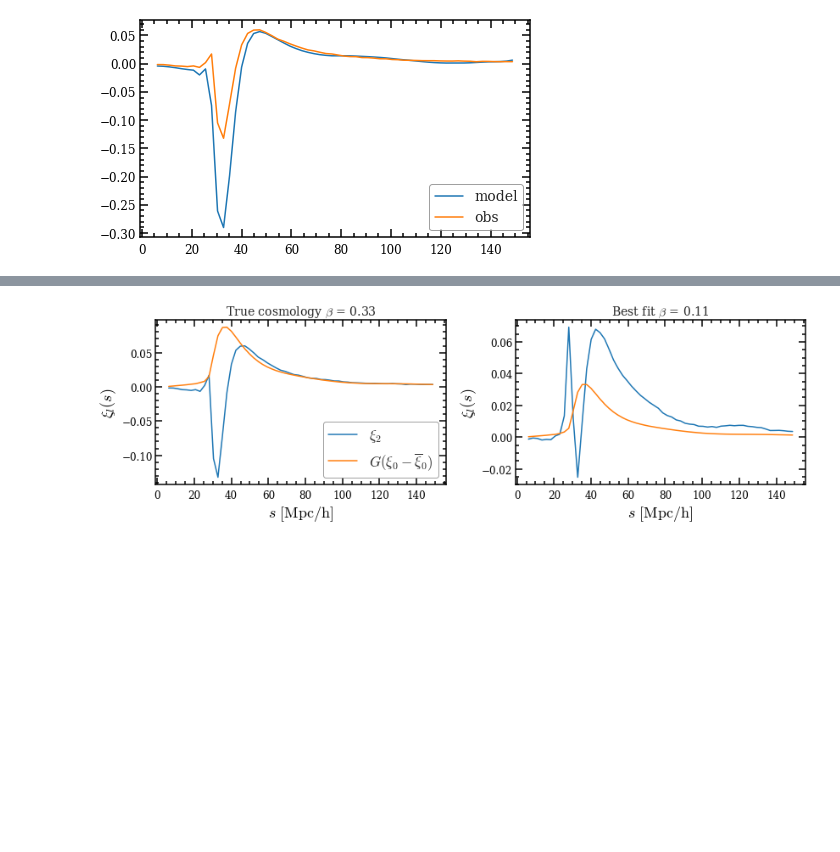
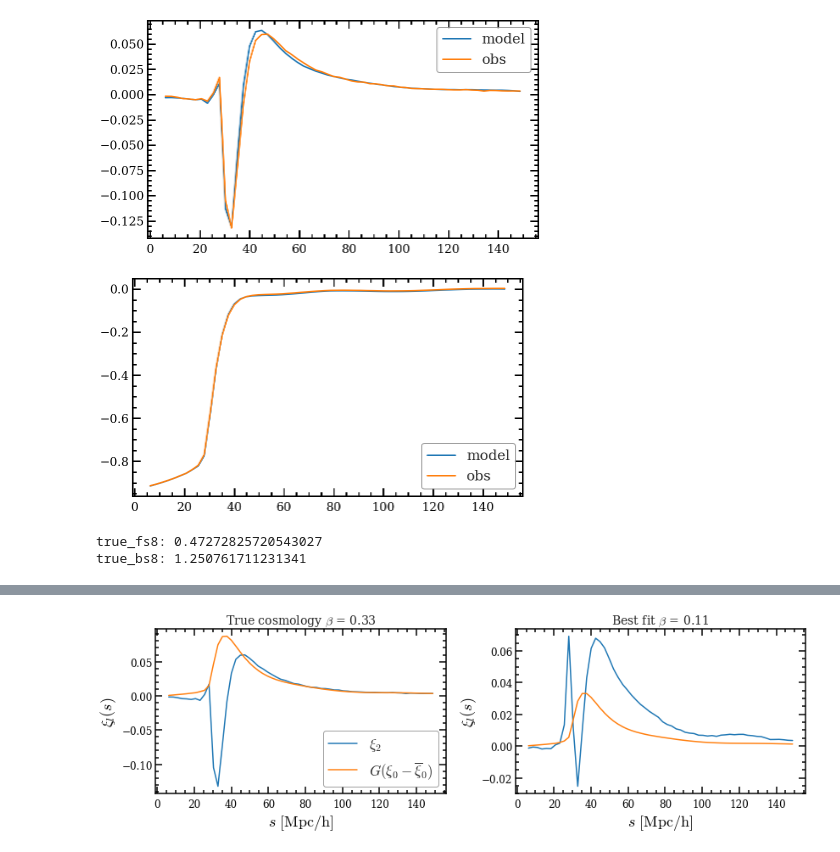
Before and after one commit to epaillas/old_VoidFinder, a Jupyter notebook: plot_mcmc.ipynb, the cells around one changed output, grey strips where cells are left out. Drawn from its saved outputs; the diff is of its cells as text; code cells hidden in the pictures; blank space fills up the shorter version.

```diff
--- a/plot_mcmc.ipynb
+++ b/plot_mcmc.ipynb
@@ -24,33 +25,42 @@ Setting up Void RSD model #5 .
-# %%
-%matplotlib inline
-plt.style.use('enrique')
-
-fig, ax = plt.subplots(1, figsize=(7,4))
-
-s = model.s_for_xi
-mu = model.mu_for_xi
-sigma_v = 300
-alpha = 1.0
-epsilon = 1.0
-alpha_para = alpha * epsilon ** (-2/3)
-alpha_perp = epsilon * alpha_para
-fs8 = 0.47
-bs8 = 0.45
-
-xi0_model, xibar_model, xi2_model = model.theory_multipoles(fs8, bs8, sigma_v, alpha_perp, alpha_para, s, mu)
-
-xi0_obs = model.xi0_s
-xi2_obs = model.xi2_s
-
-#ax.plot(s, xibar)
-#ax.plot(s, xi0_test, ls='-')
-ax.plot(s, xi2_model, ls='-', label='model')
-ax.plot(s, xi2_obs, ls='-', label='obs')
-
-ax.legend()
-plt.show()
-# %% [output]
-[figure, removed]
+# %%
+%matplotlib inline
+plt.style.use('enrique')
+
+s = model.s_for_xi
+mu = model.mu_for_xi
+true_sigma_v = 300
+alpha = 1.0
+true_epsilon = 1.0
+true_alpha_para = alpha * epsilon ** (-2/3)
+true_alpha_perp = epsilon * alpha_para
+true_fs8 = model.f * model.s8norm
+true_bs8 = model.b * model.s8norm
+
+xi0_model, xibar_model, xi2_model = model.theory_multipoles(true_fs8, true_bs8, true_sigma_v,
+                                                            true_alpha_perp, true_alpha_para, s, mu)
+
+xi0_obs = model.xi0_s
+xi2_obs = model.xi2_s
+
+fig, ax = plt.subplots(1, figsize=(7,4))
+ax.plot(s, xi2_model, ls='-', label='model')
+ax.plot(s, xi2_obs, ls='-', label='obs')
+ax.legend()
+plt.show()
+
+fig, ax = plt.subplots(1, figsize=(7,4))
+ax.plot(s, xi0_model, ls='-', label='model')
+ax.plot(s, xi0_obs, ls='-', label='obs')
+ax.legend()
+plt.show()
+
+print('true_fs8: {}'.format(true_fs8))
+print('true_bs8: {}'.format(true_bs8))
+# %% [output]
+[figure, added]
+[figure, added]
+true_fs8: 0.47272825720543027
+true_bs8: 1.250761711231341
 # %%
 import numpy as np
 import matplotlib.pyplot as plt
```
Also changed, not shown: parts of 4 cells of this notebook, 1 other file.
